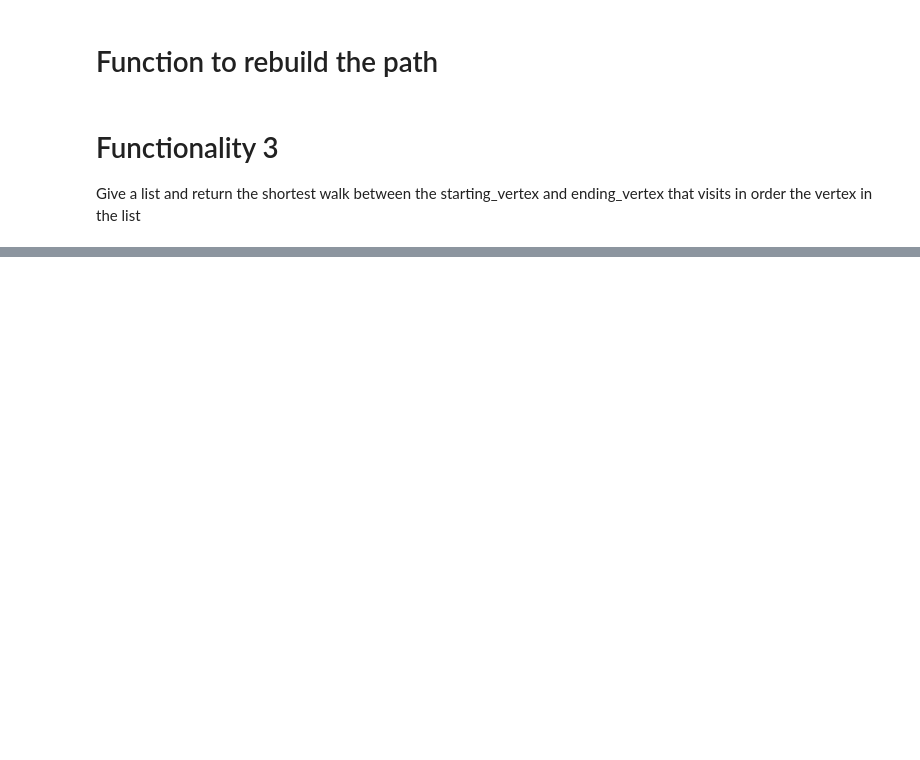
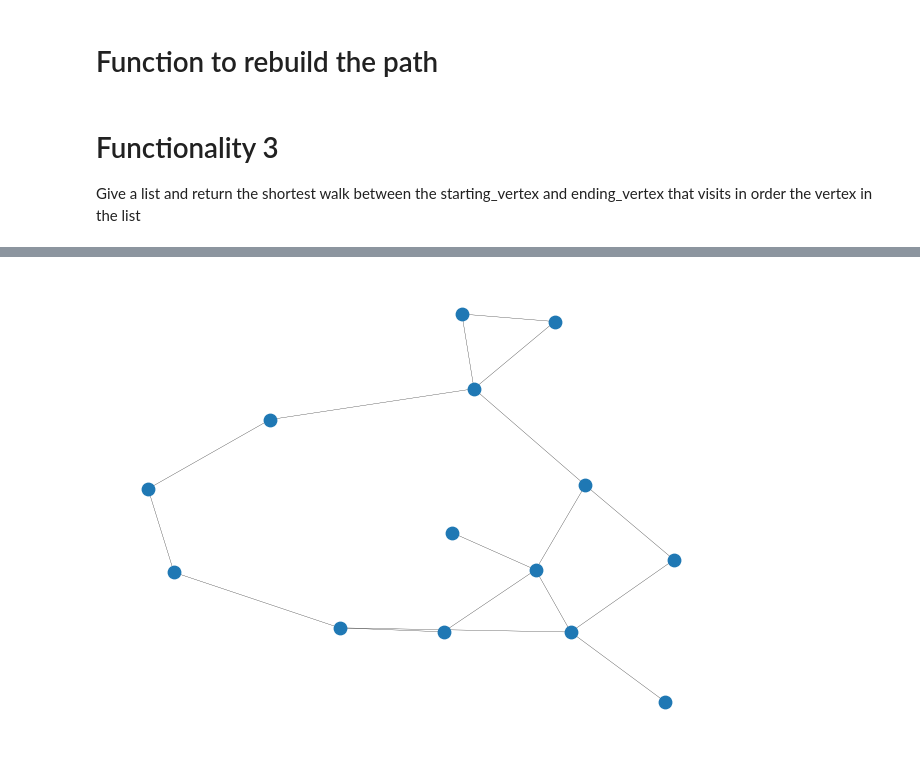
Before and after one commit to brauliovillalobos/ADM_HW5, a Jupyter notebook: Functionality_3/Functionality_3.ipynb, the cells around one changed output, grey strips where cells are left out. Drawn from its saved outputs; the diff is of its cells as text; code cells hidden in the pictures; blank space fills up the shorter version.

```diff
--- a/Functionality_3/Functionality_3.ipynb
+++ b/Functionality_3/Functionality_3.ipynb
@@ -239,0 +250,8 @@ path_f3
+# %%
+G = nx.Graph()
+
+for ttt in dict_test_2.keys():
+    for ppp in dict_test_2[ttt]:
+        G.add_edge(str(ttt),str(ppp[0]))
+# %%
+pos = nx.spring_layout(G, seed=20)
@@ -239,0 +279,26 @@ path_f3
+# %%
+def visualization_f3(graph_to_visualize):
+    G = nx.Graph()
+
+    for each_key in graph_to_visualize.keys():
+        for each_vertex in graph_to_visualize[each_key]:
+            G.add_edge(each_key,each_vertex[0])
+
+    pos = nx.spring_layout(G, seed=7)
+    # nodes
+    nx.draw_networkx_nodes(G, pos, node_size=80)
+    # edges
+    nx.draw_networkx_edges(G, pos, width=0.2)
+    #nx.draw_networkx_edges(
+    #    G, pos, width=6, alpha=0.5, edge_color="b", style="dashed"
+    #)
+
+    ax = plt.gca()
+    ax.margins(0.08)
+    plt.axis("off")
+    plt.tight_layout()
+    plt.show()
+# %%
+visualization_f3(dict_test_2)
+# %% [output]
+[figure, added]
```
Also changed, not shown: parts of 8 cells of this notebook.
